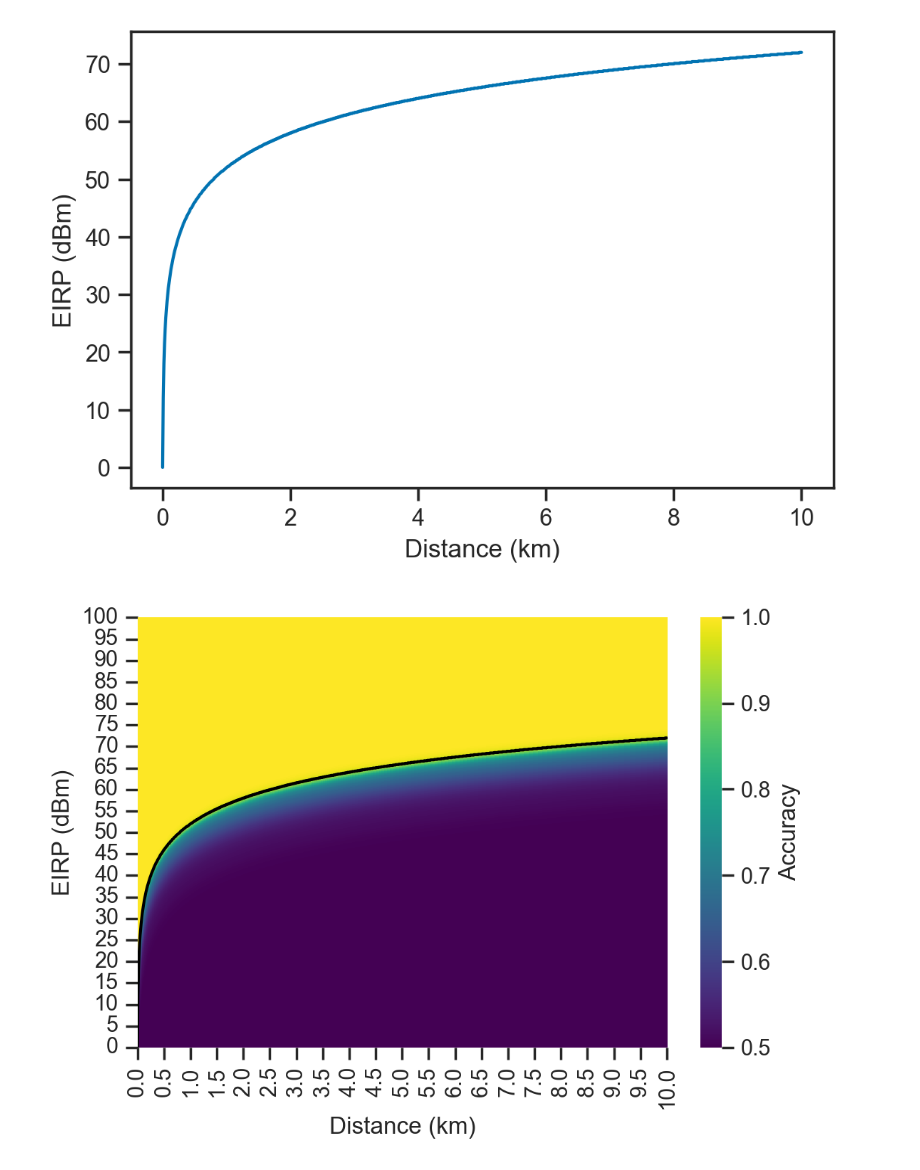
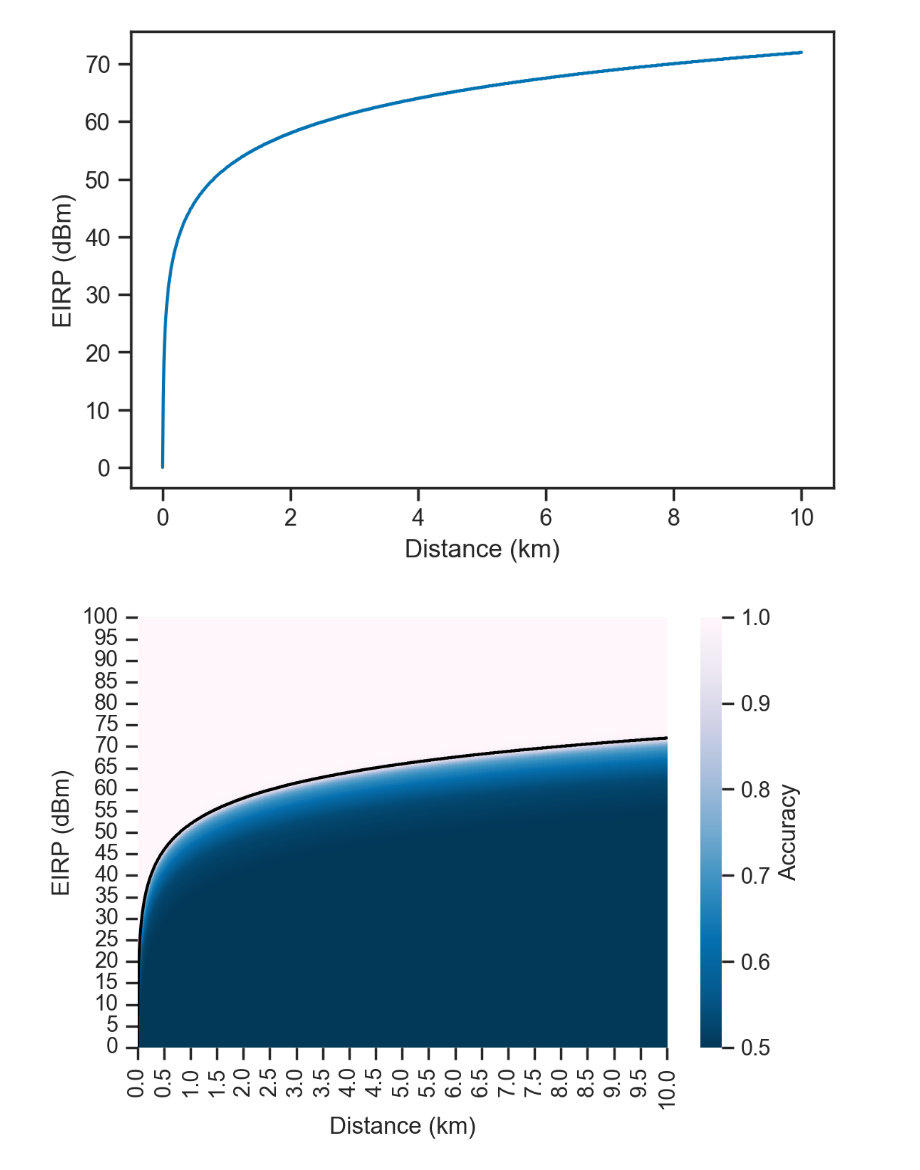
Before and after one commit to ssloxford/firefly, a Jupyter notebook: overshadowing/notebooks/overshadowing2.ipynb, the cells around one changed output. Cells and saved outputs as stored; diff of their text form; code cells hidden in the pictures.

Commit message:
Updated figures

```diff
--- a/overshadowing/notebooks/overshadowing2.ipynb
+++ b/overshadowing/notebooks/overshadowing2.ipynb
@@ -187,23 +192,23 @@ plt.savefig("plots/distance_eirp_95.pdf", bbox_inches='tight')
 df_data_accuracy_distance['distance_scaled'] = df_data_accuracy_distance.distance * 100
 df_data_accuracy_distance['base_gain_scaled'] = df_data_accuracy_distance.base_gain * 10
 # %%
-ax = sns.heatmap(df_data_accuracy_pivot, cmap='viridis', vmin=0.5, vmax=1, cbar_kws={'label': 'Accuracy'}, rasterized=True)
+ax = sns.heatmap(df_data_accuracy_pivot, cmap='PuBu_r', vmin=0.5, vmax=1, cbar_kws={'label': 'Accuracy'}, rasterized=True)
 
 xticklabels = np.arange(0, 10.5, 0.5)
 xticks = np.where(np.in1d(distances, xticklabels))[0]
 plt.xticks(xticks, xticklabels)
 
 yticklabels = np.arange(0, 105, 5)
 yticks = np.where(np.in1d(base_gains, yticklabels))[0]
 plt.yticks(yticks, yticklabels)
 
 ax.invert_yaxis()
 
 sns.lineplot(data=df_data_accuracy_distance, x='distance_scaled', y='base_gain_scaled', color='black')
 
 plt.xlabel("Distance (km)")
 plt.ylabel("EIRP (dBm)")
 
 plt.savefig("plots/distance_eirp_heatmap_95.pdf", bbox_inches='tight')
 # %% [output]
-[figure, old version]
+[figure, new version]
```
Also changed, not shown: parts of 1 cell of this notebook, 2 other files.
